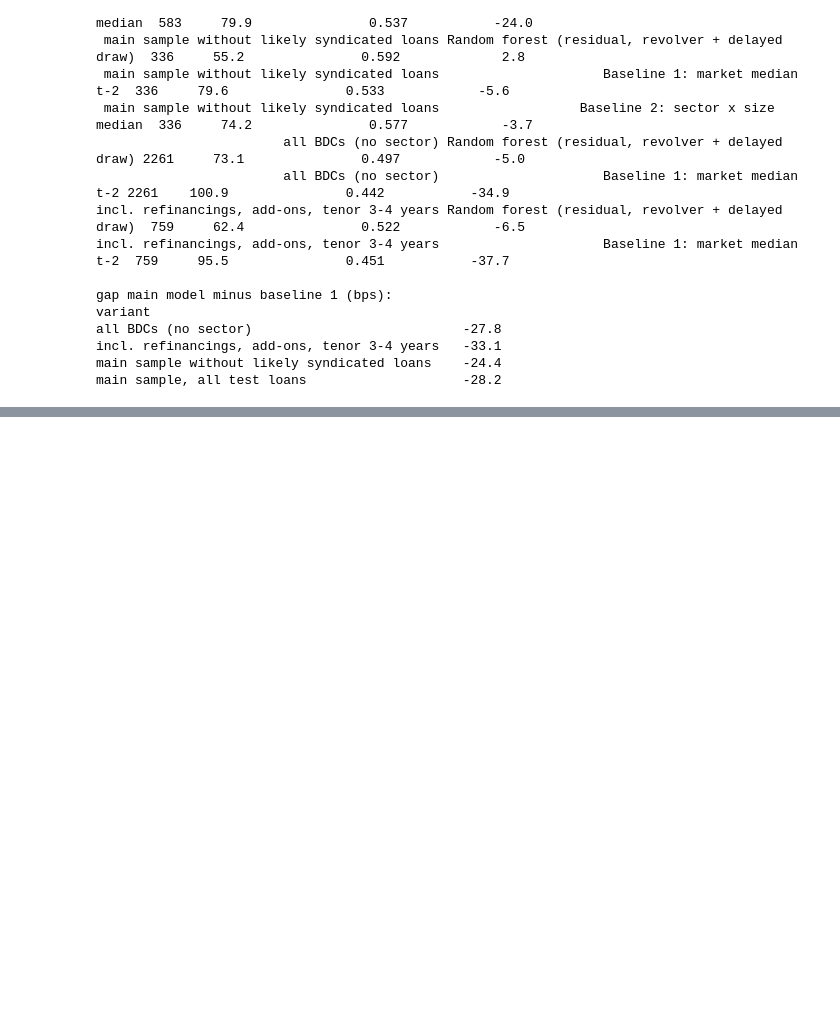
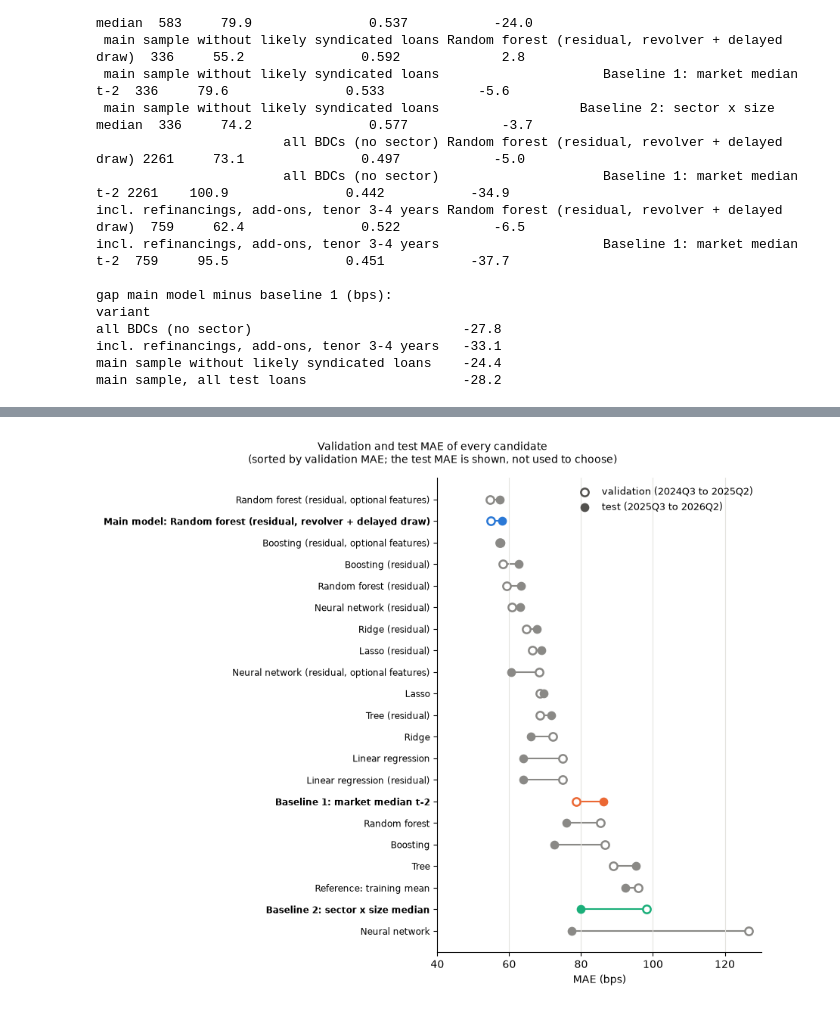
Before and after one commit to NeilErtl/DSF_Project, a Jupyter notebook: code/03_evaluate.ipynb, the cells around one changed output, grey strips where cells are left out. Cells and saved outputs as stored; diff of their text form; code cells hidden in the pictures; blank space fills up the shorter version.

```diff
--- a/code/03_evaluate.ipynb
+++ b/code/03_evaluate.ipynb
@@ -243,12 +246,14 @@ rng = np.random.default_rng(SEED)
 err = test.pivot(index="loan_id", columns="model", values="abs_error_bps").loc[test_loans.index]
 quarter_of = test_loans["quarter_str"].to_numpy()
 
-def boot_gap(a, b, n_boot=N_BOOT):
-    """Bootstrap draws of mean(a) - mean(b), loans drawn with replacement within each test quarter (paired)."""
+def boot_gap(a, b, n_boot=N_BOOT, quarters=None):
+    """Bootstrap draws of mean(a) - mean(b), loans drawn with replacement within each test quarter (paired).
+    `quarters` gives the test quarter of each loan (default: the main test sample)."""
+    q_of = quarter_of if quarters is None else quarters
     diff = a - b
     sums = np.zeros(n_boot)
     for q in QUARTERS:
-        dq = diff[quarter_of == q]
+        dq = diff[q_of == q]
         idx = rng.integers(0, len(dq), size=(n_boot, len(dq)))
         sums += dq[idx].sum(axis=1)
     return sums / len(diff)
@@ -474,0 +609,33 @@ main sample, all test loans                    -28.2
+# %%
+# Figure 2: validation MAE (open) and test MAE (filled) per candidate, sorted by validation MAE as in notebook 02.
+vt = allc.sort_values("validation_mae_bps", ascending=False)
+y = np.arange(len(vt))
+colour_of = {MAIN: "#2a78d6", B1: "#eb6834", B2: "#1baf7a"}
+fig, ax = plt.subplots(figsize=(9, 7.5))
+for yi, (m, r) in zip(y, vt.iterrows()):
+    c = colour_of.get(m, "#8a8986")
+    ax.plot([r["validation_mae_bps"], r["test_mae_bps"]], [yi, yi], color=c, lw=1.5, zorder=1)
+    ax.scatter(r["validation_mae_bps"], yi, s=55, facecolor="white", edgecolor=c, lw=1.8, zorder=2)
+    ax.scatter(r["test_mae_bps"], yi, s=55, color=c, zorder=3)
+labels = [("Main model: " if m == MAIN else "") + m for m in vt.index]
+ax.set_yticks(y, labels, fontsize=8.5)
+for tick, m in zip(ax.get_yticklabels(), vt.index):
+    if m in colour_of:
+        tick.set_fontweight("bold")
+ax.scatter([], [], s=55, facecolor="white", edgecolor="#52514e", lw=1.8, label="validation (2024Q3 to 2025Q2)")
+ax.scatter([], [], s=55, color="#52514e", label="test (2025Q3 to 2026Q2)")
+ax.legend(frameon=False, fontsize=9, loc="upper right")
+ax.set_xlabel("MAE (bps)")
+ax.set_xlim(left=40)
+ax.grid(axis="x", color="#e4e3df", lw=0.8)
+ax.spines[["top", "right"]].set_visible(False)
+fig.suptitle("Validation and test MAE of every candidate\n(sorted by validation MAE; the test MAE is shown, not used to choose)",
+             fontsize=10)
+fig.tight_layout()
+fig.savefig(FIG / "validation_vs_test.png", dpi=150)
+plt.show()
+
+# Check
+assert len(vt) == 21 and (FIG / "validation_vs_test.png").exists()
+# %% [output]
+[figure, added]
```
Also changed, not shown: parts of 9 cells of this notebook, 9 other files.
